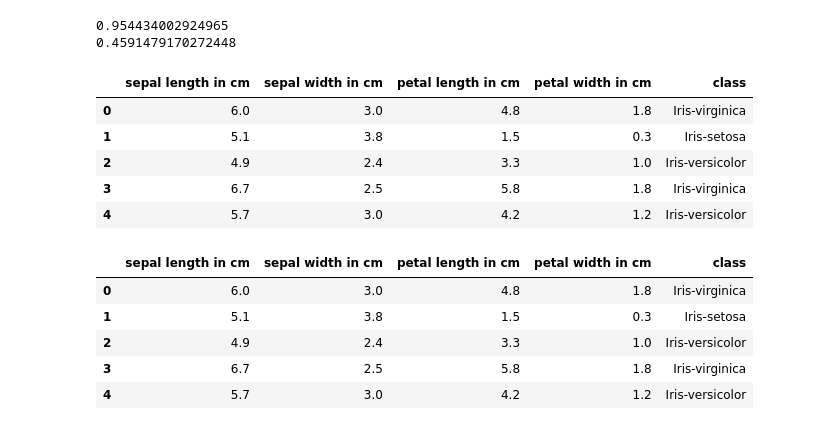
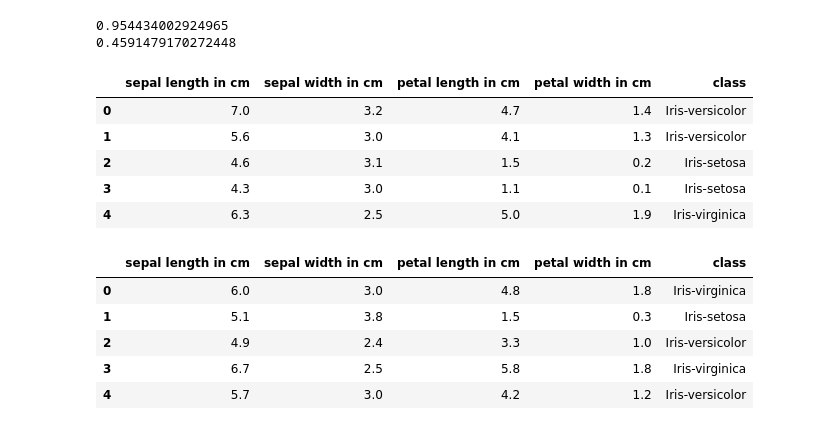
Before and after one commit to 98119833/98119833_Iris_Dataset, a Jupyter notebook: 98119833_Iris_Dataset.ipynb, the cells around one changed output. Saved outputs shown, nothing was run; the diff lists cells and outputs as text; code cells hidden in the pictures.

```diff
--- a/98119833_Iris_Dataset.ipynb
+++ b/98119833_Iris_Dataset.ipynb
@@ -253,13 +253,13 @@ def DecisionTreeEvaluation(id3,X,y, verbose=False):
 # %%
 column_names =['sepal length in cm', 'sepal width in cm', 'petal length in cm',
                  'petal width in cm', "class"]
-df_test = pd.read_csv("Iris_Training_data.csv", header = None, names = column_names)
+df_test = pd.read_csv("https://raw.githubusercontent.com/98119833/98119833_Iris_Dataset/main/Iris_Test_data.csv", header = None, names = column_names)
 df_test.head()
 # %% [output]
 |  | sepal length in cm | sepal width in cm | petal length in cm | petal width in cm | class |
-| 0 | 6.0 | 3.0 | 4.8 | 1.8 | Iris-virginica |
-| 1 | 5.1 | 3.8 | 1.5 | 0.3 | Iris-setosa |
-| 2 | 4.9 | 2.4 | 3.3 | 1.0 | Iris-versicolor |
-| 3 | 6.7 | 2.5 | 5.8 | 1.8 | Iris-virginica |
-| 4 | 5.7 | 3.0 | 4.2 | 1.2 | Iris-versicolor |
+| 0 | 7.0 | 3.2 | 4.7 | 1.4 | Iris-versicolor |
+| 1 | 5.6 | 3.0 | 4.1 | 1.3 | Iris-versicolor |
+| 2 | 4.6 | 3.1 | 1.5 | 0.2 | Iris-setosa |
+| 3 | 4.3 | 3.0 | 1.1 | 0.1 | Iris-setosa |
+| 4 | 6.3 | 2.5 | 5.0 | 1.9 | Iris-virginica |
 # %%
```
Also changed, not shown: parts of 6 cells of this notebook.
